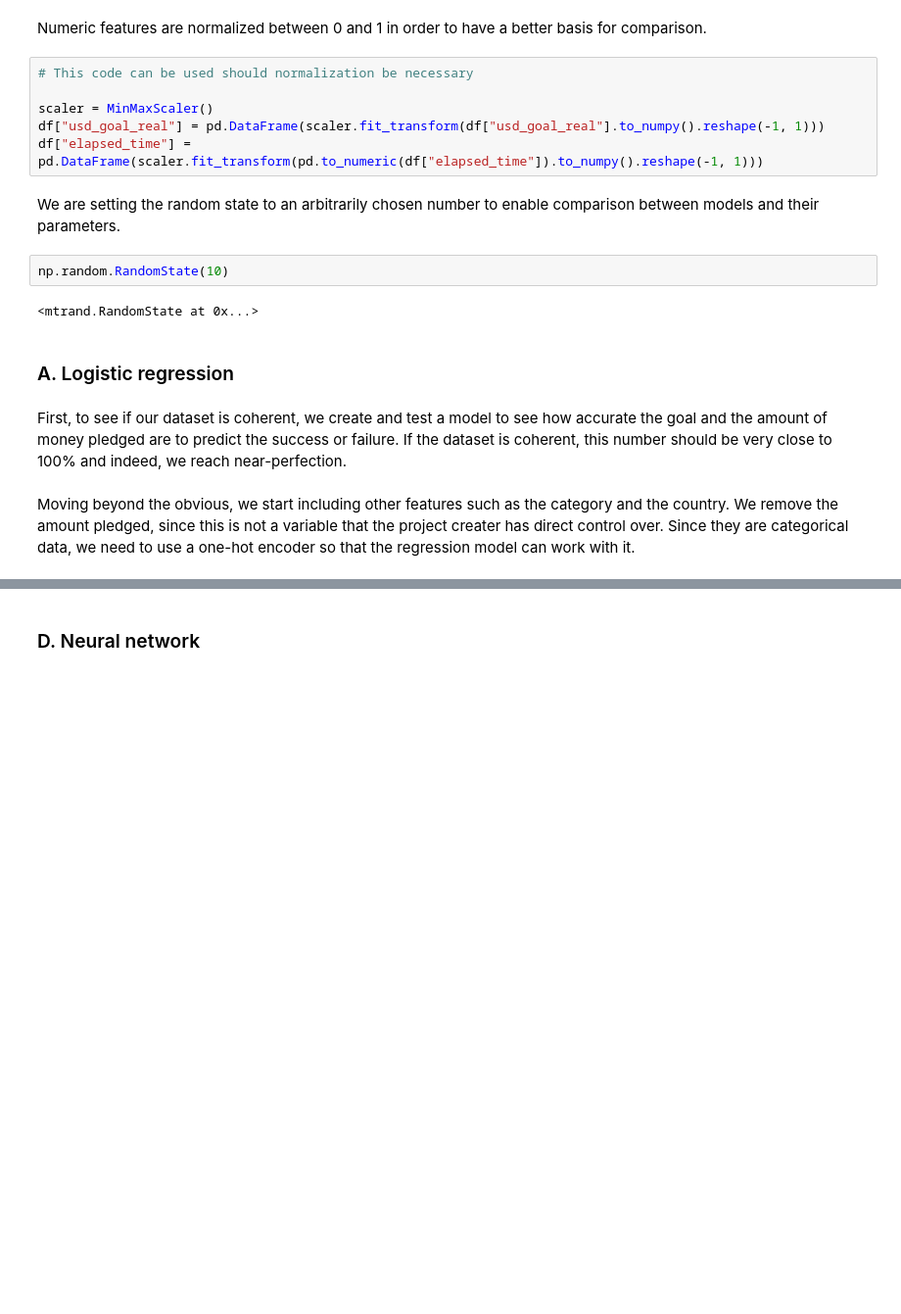
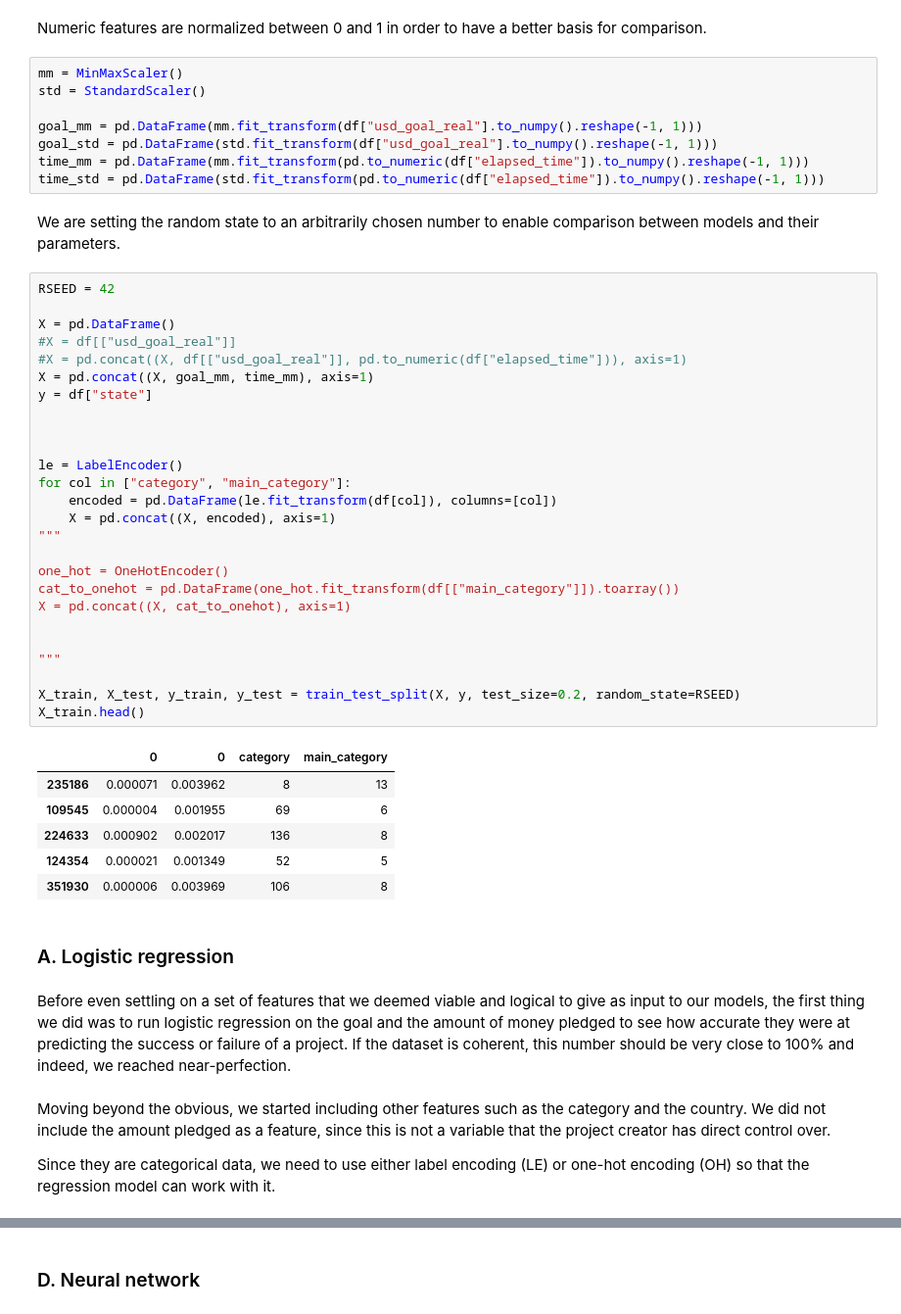
Before and after one commit to tbacha/DMML2019_Team_Apple, a Jupyter notebook: code/Kickstarter_notebook_Team_Apple_ML.ipynb, the cells around one changed output, grey strips where cells are left out. Shown: that part at 98% size. Drawn from its saved outputs; the diff is of its cells as text; blank space fills up the shorter version.

Commit message:
more ML analysis and created Excel file for results with model/features combinations

```diff
--- a/code/Kickstarter_notebook_Team_Apple_ML.ipynb
+++ b/code/Kickstarter_notebook_Team_Apple_ML.ipynb
@@ -90,21 +104,54 @@ Using TensorFlow backend.
 # %% [markdown]
 Numeric features are normalized between 0 and 1 in order to have a better basis for comparison.
 # %%
-# This code can be used should normalization be necessary
+mm = MinMaxScaler()
+std = StandardScaler()
 
-scaler = MinMaxScaler()
-df["usd_goal_real"] = pd.DataFrame(scaler.fit_transform(df["usd_goal_real"].to_numpy().reshape(-1, 1)))
-df["elapsed_time"] = pd.DataFrame(scaler.fit_transform(pd.to_numeric(df["elapsed_time"]).to_numpy().reshape(-1, 1)))
+goal_mm = pd.DataFrame(mm.fit_transform(df["usd_goal_real"].to_numpy().reshape(-1, 1)))
+goal_std = pd.DataFrame(std.fit_transform(df["usd_goal_real"].to_numpy().reshape(-1, 1)))
+time_mm = pd.DataFrame(mm.fit_transform(pd.to_numeric(df["elapsed_time"]).to_numpy().reshape(-1, 1)))
+time_std = pd.DataFrame(std.fit_transform(pd.to_numeric(df["elapsed_time"]).to_numpy().reshape(-1, 1)))
 # %% [markdown]
 We are setting the random state to an arbitrarily chosen number to enable comparison between models and their parameters.
-# %%
-np.random.RandomState(10)
-# %% [output]
-<mtrand.RandomState at 0x...>
+# %%
+RSEED = 42
+
+X = pd.DataFrame()
+#X = df[["usd_goal_real"]]
+#X = pd.concat((X, df[["usd_goal_real"]], pd.to_numeric(df["elapsed_time"])), axis=1)
+X = pd.concat((X, goal_mm, time_mm), axis=1)
+y = df["state"]
+
+
+
+le = LabelEncoder()
+for col in ["category", "main_category"]:
+    encoded = pd.DataFrame(le.fit_transform(df[col]), columns=[col])
+    X = pd.concat((X, encoded), axis=1)
+"""
+
+one_hot = OneHotEncoder()
+cat_to_onehot = pd.DataFrame(one_hot.fit_transform(df[["main_category"]]).toarray())
+X = pd.concat((X, cat_to_onehot), axis=1)
+
+
+"""
+
+X_train, X_test, y_train, y_test = train_test_split(X, y, test_size=0.2, random_state=RSEED)
+X_train.head()
+# %% [output]
+|  | 0 | 0 | category | main_category |
+| 235186 | 0.000071 | 0.003962 | 8 | 13 |
+| 109545 | 0.000004 | 0.001955 | 69 | 6 |
+| 224633 | 0.000902 | 0.002017 | 136 | 8 |
+| 124354 | 0.000021 | 0.001349 | 52 | 5 |
+| 351930 | 0.000006 | 0.003969 | 106 | 8 |
 # %% [markdown]
 ### A. Logistic regression<a name="logr"></a>
 # %% [markdown]
-First, to see if our dataset is coherent, we create and test a model to see how accurate the goal and the amount of money pledged are to predict the success or failure. If the dataset is coherent, this number should be very close to 100% and indeed, we reach near-perfection.
+Before even settling on a set of features that we deemed viable and logical to give as input to our models, the first thing we did was to run logistic regression on the goal and the amount of money pledged to see how accurate they were at predicting the success or failure of a project. If the dataset is coherent, this number should be very close to 100% and indeed, we reached near-perfection.
 # %% [markdown]
-Moving beyond the obvious, we start including other features such as the category and the country. We remove the amount pledged, since this is not a variable that the project creater has direct control over. Since they are categorical data, we need to use a one-hot encoder so that the regression model can work with it.
+Moving beyond the obvious, we started including other features such as the category and the country. We did not include the amount pledged as a feature, since this is not a variable that the project creator has direct control over.
+
+Since they are categorical data, we need to use either label encoding (LE) or one-hot encoding (OH) so that the regression model can work with it.
 # %% [markdown]
```
Also changed, not shown: parts of 27 cells of this notebook, 1 other file.
